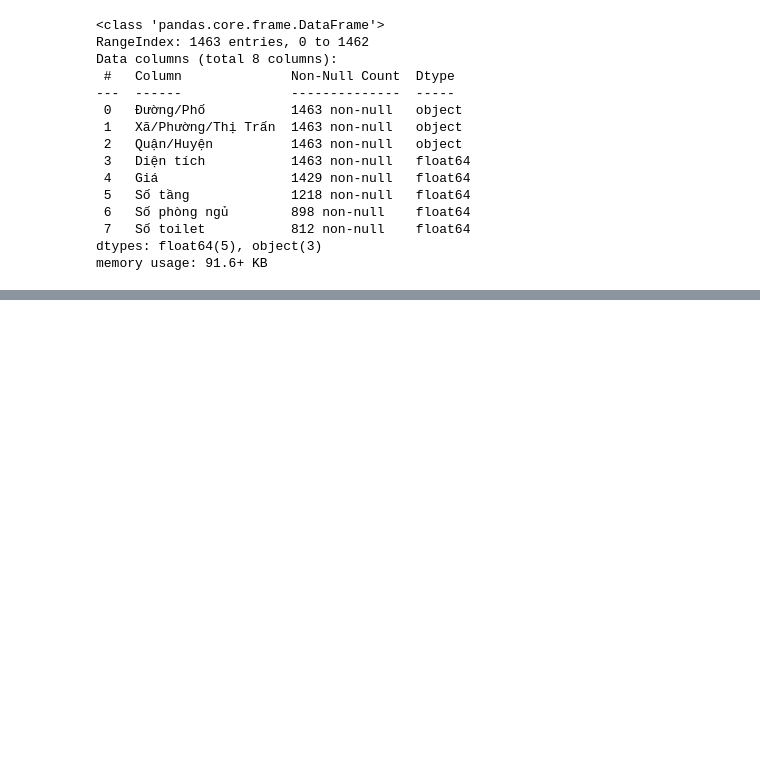
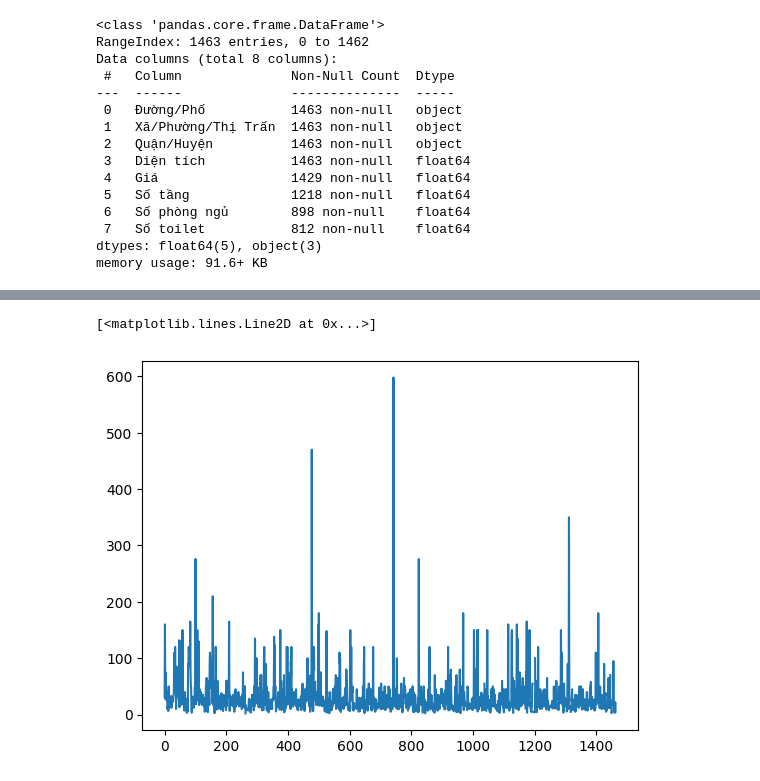
Before and after one commit to duckhhbg/KHDL, a Jupyter notebook: xldl.ipynb, the cells around one changed output, grey strips where cells are left out. Saved outputs shown, nothing was run; the diff lists cells and outputs as text; code cells hidden in the pictures; blank space fills up the shorter version.

```diff
--- a/xldl.ipynb
+++ b/xldl.ipynb
@@ -80,0 +77,5 @@ memory usage: 52.5+ KB
+# %%
+plt.plot(data['Giá'])
+# %% [output]
+[<matplotlib.lines.Line2D at 0x...>]
+[figure, added]
```
Also changed, not shown: parts of 30 cells of this notebook, 1 other file.
